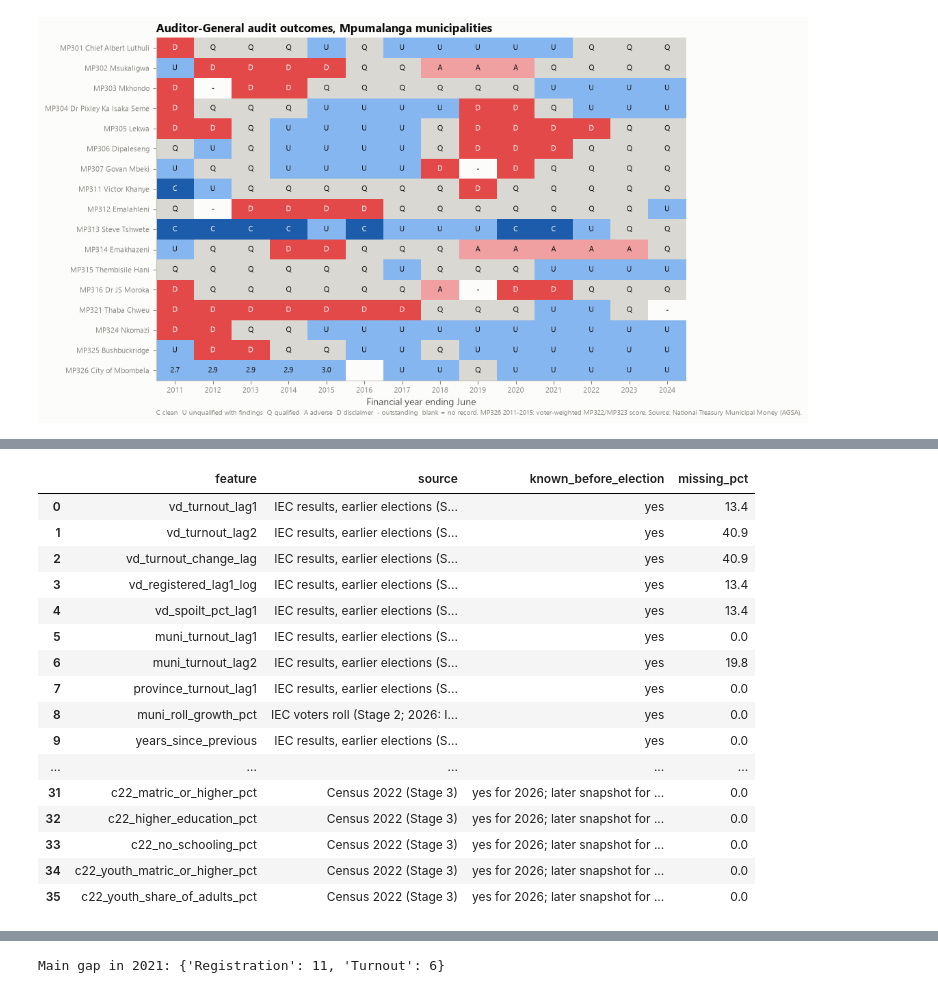
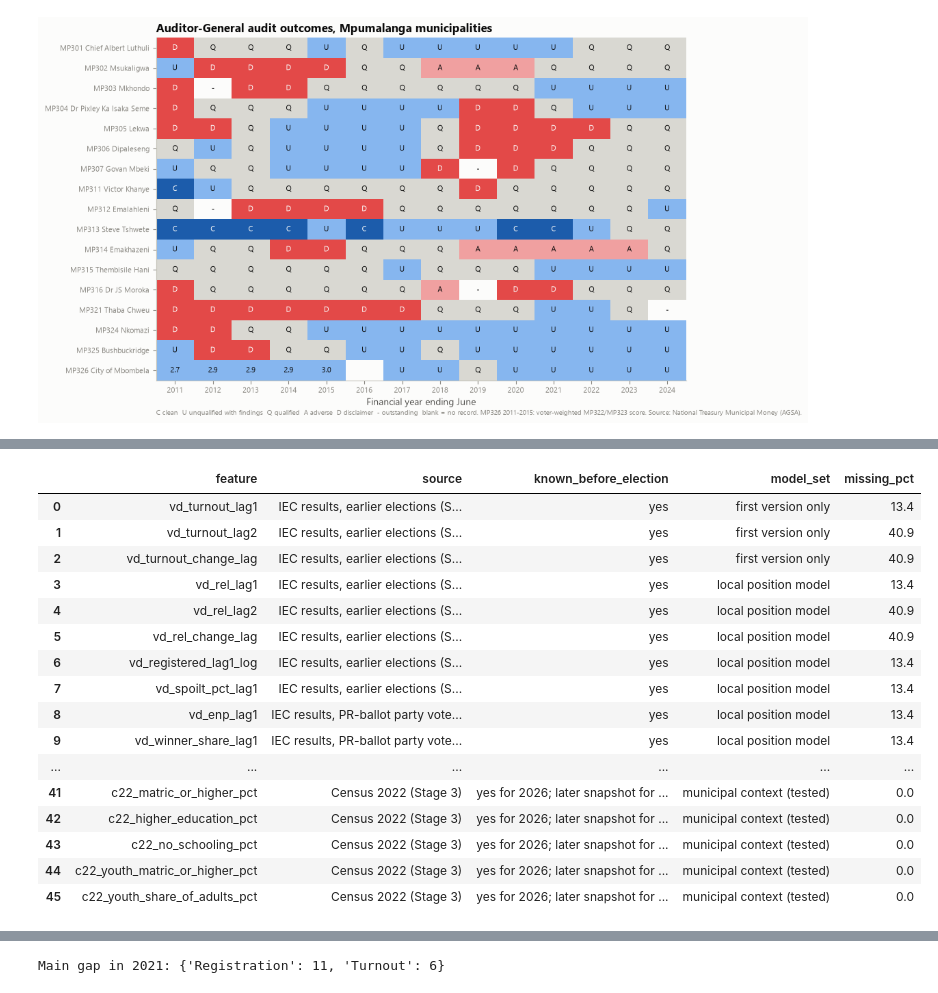
Before and after one commit to jaydenmanca/DIRISA_PROJECT, a Jupyter notebook: model.ipynb, the cells around one changed output, grey strips where cells are left out. Drawn from its saved outputs; the diff is of its cells as text; code cells hidden in the pictures.

```diff
--- a/model.ipynb
+++ b/model.ipynb
@@ -185,17 +185,10 @@ for key, zip_name in COMPRESSED.items():
         print(f'present   {target.relative_to(PROJECT_ROOT)}')
         continue
     zip_path = DATASETS_DIR / 'compressed' / zip_name
+    print(f'unpacking {zip_path.relative_to(PROJECT_ROOT)} -> {target.relative_to(PROJECT_ROOT)} ...')
     target.parent.mkdir(parents=True, exist_ok=True)
-    with zipfile.ZipFile(zip_path) as zf:
-        member = zf.namelist()[0]
-        needed_mb = zf.getinfo(member).file_size / 1e6
-        free_mb = shutil.disk_usage(target.parent).free / 1e6
-        if free_mb < needed_mb * 1.2:          # stop cleanly instead of leaving a half-written file
-            raise OSError(f'Not enough disk space to unpack {zip_name}: needs about {needed_mb:,.0f} MB, '
-                          f'only {free_mb:,.0f} MB free. Free up space (about 3 GB in total is needed) and re-run this cell.')
-        print(f'unpacking {zip_path.relative_to(PROJECT_ROOT)} -> {target.relative_to(PROJECT_ROOT)} ({needed_mb:,.0f} MB) ...')
-        with zf.open(member) as src, open(target, 'wb') as dst:
-            shutil.copyfileobj(src, dst, 16 * 1024 * 1024)
+    with zipfile.ZipFile(zip_path) as zf, zf.open(zf.namelist()[0]) as src, open(target, 'wb') as dst:
+        shutil.copyfileobj(src, dst, 16 * 1024 * 1024)
 
 missing = {k: str(v) for k, v in SOURCES.items() if not v.exists()}
 if missing:
@@ -1654,57 +1703,83 @@ display(summary)
 # %%
 # =====================================================================================
-# 4.10 Leakage check and feature dictionary
+# 4.10 Leakage check, feature sets and feature dictionary
 # -------------------------------------------------------------------------------------
-# WHAT:  Automatic tests proving no feature contains the answer, plus a table describing
-#        every feature (source, known before the election?, % missing).
+# WHAT:  Automatic tests proving no feature contains the answer, the feature sets used in
+#        Stage 5, and a table describing every feature (source, known before the
+#        election?, % missing).
 # WHY:   "Leakage" = using information from the election you are predicting. It makes a
 #        model look brilliant in testing and useless in reality. Judges look for this.
 # TESTS: (1) no outcome column (votes, turnout...) is a feature;
 #        (2) for 2021 rows, "previous turnout" equals the 2016 value, NOT the 2021 value;
-#        (3) audit features for 2021 use financial years <= 2020 only.
+#        (3) audit features for 2021 use financial years <= 2020 only;
+#        (4) provincial-election features come from an election BEFORE the target year;
+#        (5) party competition for 2021 rows comes from the 2016 PR ballot;
+#        (6) relative position for 2021 rows = 2016 turnout minus 2016 PROVINCE turnout.
 #        If a test fails, the cell stops with an error.
+# FEATURE SETS (Stage 5):
+#        LOCAL_FEATURES   = district turnout history (relative to the province), district
+#                           size, spoilt ballots and party competition
+#        CONTEXT_FEATURES = municipal context: Census 2022, audit record, provincial-election
+#                           turnout, roll growth (tested in Stage 5: do they add anything?)
+#        V1_FEATURES      = the first version's one-step model (kept for comparison)
 # =====================================================================================
 FEATURES = [c for c in features_vd.columns if c.startswith(('vd_', 'muni_', 'province_turnout', 'years_', 'c22_')) and c != 'vd_history_available']
 TARGET = 'turnout_pct'
 forbidden = {'turnout_votes', 'votes_cast', 'spoilt_votes', 'turnout_pct', 'registered_voters'}
 assert not forbidden & set(FEATURES), 'a same-election outcome leaked into the features'
 
+LOCAL_FEATURES = ['vd_rel_lag1', 'vd_rel_lag2', 'vd_rel_change_lag', 'muni_rel_lag1', 'muni_rel_lag2',
+                  'vd_registered_lag1_log', 'vd_spoilt_pct_lag1',
+                  'vd_enp_lag1', 'vd_winner_share_lag1', 'vd_margin_lag1', 'vd_anc_share_lag1', 'vd_anc_change_lag']
+CONTEXT_FEATURES = ['muni_roll_growth_pct', 'muni_audit_score_last', 'muni_audit_score_3yr', 'muni_npe_turnout_last',
+                    'muni_npe_change_pp'] + [c for c in FEATURES if c.startswith('c22_')]
+NEW_IN_V2 = ('vd_rel', 'muni_rel', 'vd_enp', 'vd_winner', 'vd_margin', 'vd_anc')
+V1_FEATURES = [c for c in FEATURES if not c.startswith(NEW_IN_V2) and c != 'muni_npe_years_before']
+assert set(LOCAL_FEATURES + CONTEXT_FEATURES) <= set(FEATURES)
+
 chk = features_vd[(features_vd.target_year == 2021) & features_vd.vd_turnout_lag1.notna()]
 assert np.allclose(chk['vd_turnout_lag1'], chk['voting_district'].map(vd_t[2016]))
 assert not np.allclose(chk['vd_turnout_lag1'], chk['turnout_pct'])
 a21 = features_vd[features_vd.target_year == 2021].drop_duplicates('municipality_code_2021').set_index('municipality_code_2021')['muni_audit_score_last']
 assert np.allclose(a21, audit_scores.loc[a21.index, [fy for fy in audit_scores.columns if fy <= 2020]].ffill(axis=1).iloc[:, -1], equal_nan=True)
-# (4) provincial-election features always come from an election held BEFORE the target year
 assert (features_vd['muni_npe_years_before'].dropna() > 0).all(), 'a provincial election in or after the target year leaked in'
+p21 = features_vd[(features_vd.target_year == 2021) & features_vd.vd_enp_lag1.notna()]
+assert np.allclose(p21['vd_enp_lag1'], p21['voting_district'].map(comp_wide['enp'][2016])), 'party competition not from the previous election'
+assert np.allclose(chk['vd_rel_lag1'], chk['vd_turnout_lag1'] - province_turnout.loc[2016, 'turnout_pct'])
 
 feature_dictionary = pd.DataFrame({'feature': FEATURES})
 feature_dictionary['source'] = np.select(
     [feature_dictionary.feature.str.startswith('c22_'), feature_dictionary.feature.eq('muni_roll_growth_pct'),
-     feature_dictionary.feature.str.startswith('muni_audit'), feature_dictionary.feature.str.startswith('muni_npe')],
+     feature_dictionary.feature.str.startswith('muni_audit'), feature_dictionary.feature.str.startswith('muni_npe'),
+     feature_dictionary.feature.str.startswith(('vd_enp', 'vd_winner', 'vd_margin', 'vd_anc'))],
     ['Census 2022 (Stage 3)', 'IEC voters roll (Stage 2; 2026: IEC dashboard)', 'Auditor-General via Municipal Money (Stage 3)',
-     'IEC provincial-election turnout reports (Stage 2, cell 2.8)'],
+     'IEC provincial-election turnout reports (Stage 2, cell 2.8)', 'IEC results, PR-ballot party votes at the previous election (Stage 2)'],
     'IEC results, earlier elections (Stage 2)')
 feature_dictionary['known_before_election'] = np.select(
     [feature_dictionary.feature.str.startswith('c22_'), feature_dictionary.feature.str.startswith('muni_audit')],
     ['yes for 2026; later snapshot for 2006-2021', 'yes (financial years up to the year before the election)'], 'yes')
+feature_dictionary['model_set'] = np.select(
+    [feature_dictionary.feature.isin(LOCAL_FEATURES), feature_dictionary.feature.isin(CONTEXT_FEATURES)],
+    ['local position model', 'municipal context (tested)'], 'first version only')
 feature_dictionary['missing_pct'] = [round(100 * features_vd.loc[features_vd.target_year < 2026, f].isna().mean(), 1) for f in FEATURES]
 display(feature_dictionary)
-print(f'{len(FEATURES)} features passed the leakage checks.')
+print(f'{len(FEATURES)} features passed the leakage checks '
+      f'({len(LOCAL_FEATURES)} local, {len(CONTEXT_FEATURES)} municipal context, {len(V1_FEATURES)} in the first version).')
 # %% [output]
-|  | feature | source | known_before_election | missing_pct |
-| 0 | vd_turnout_lag1 | IEC results, earlier elections (S... | yes | 13.4 |
-| 1 | vd_turnout_lag2 | IEC results, earlier elections (S... | yes | 40.9 |
-| 2 | vd_turnout_change_lag | IEC results, earlier elections (S... | yes | 40.9 |
-| 3 | vd_registered_lag1_log | IEC results, earlier elections (S... | yes | 13.4 |
-| 4 | vd_spoilt_pct_lag1 | IEC results, earlier elections (S... | yes | 13.4 |
-| 5 | muni_turnout_lag1 | IEC results, earlier elections (S... | yes | 0.0 |
-| 6 | muni_turnout_lag2 | IEC results, earlier elections (S... | yes | 19.8 |
-| 7 | province_turnout_lag1 | IEC results, earlier elections (S... | yes | 0.0 |
-| 8 | muni_roll_growth_pct | IEC voters roll (Stage 2; 2026: I... | yes | 0.0 |
-| 9 | years_since_previous | IEC results, earlier elections (S... | yes | 0.0 |
-| ... | ... | ... | ... | ... |
-| 31 | c22_matric_or_higher_pct | Census 2022 (Stage 3) | yes for 2026; later snapshot for ... | 0.0 |
-| 32 | c22_higher_education_pct | Census 2022 (Stage 3) | yes for 2026; later snapshot for ... | 0.0 |
-| 33 | c22_no_schooling_pct | Census 2022 (Stage 3) | yes for 2026; later snapshot for ... | 0.0 |
-| 34 | c22_youth_matric_or_higher_pct | Census 2022 (Stage 3) | yes for 2026; later snapshot for ... | 0.0 |
-| 35 | c22_youth_share_of_adults_pct | Census 2022 (Stage 3) | yes for 2026; later snapshot for ... | 0.0 |
+|  | feature | source | known_before_election | model_set | missing_pct |
+| 0 | vd_turnout_lag1 | IEC results, earlier elections (S... | yes | first version only | 13.4 |
+| 1 | vd_turnout_lag2 | IEC results, earlier elections (S... | yes | first version only | 40.9 |
+| 2 | vd_turnout_change_lag | IEC results, earlier elections (S... | yes | first version only | 40.9 |
+| 3 | vd_rel_lag1 | IEC results, earlier elections (S... | yes | local position model | 13.4 |
+| 4 | vd_rel_lag2 | IEC results, earlier elections (S... | yes | local position model | 40.9 |
+| 5 | vd_rel_change_lag | IEC results, earlier elections (S... | yes | local position model | 40.9 |
+| 6 | vd_registered_lag1_log | IEC results, earlier elections (S... | yes | local position model | 13.4 |
+| 7 | vd_spoilt_pct_lag1 | IEC results, earlier elections (S... | yes | local position model | 13.4 |
+| 8 | vd_enp_lag1 | IEC results, PR-ballot party vote... | yes | local position model | 13.4 |
+| 9 | vd_winner_share_lag1 | IEC results, PR-ballot party vote... | yes | local position model | 13.4 |
+| ... | ... | ... | ... | ... | ... |
+| 41 | c22_matric_or_higher_pct | Census 2022 (Stage 3) | yes for 2026; later snapshot for ... | municipal context (tested) | 0.0 |
+| 42 | c22_higher_education_pct | Census 2022 (Stage 3) | yes for 2026; later snapshot for ... | municipal context (tested) | 0.0 |
+| 43 | c22_no_schooling_pct | Census 2022 (Stage 3) | yes for 2026; later snapshot for ... | municipal context (tested) | 0.0 |
+| 44 | c22_youth_matric_or_higher_pct | Census 2022 (Stage 3) | yes for 2026; later snapshot for ... | municipal context (tested) | 0.0 |
+| 45 | c22_youth_share_of_adults_pct | Census 2022 (Stage 3) | yes for 2026; later snapshot for ... | municipal context (tested) | 0.0 |
```
Also changed, not shown: parts of 24 cells of this notebook, 18 other files.
